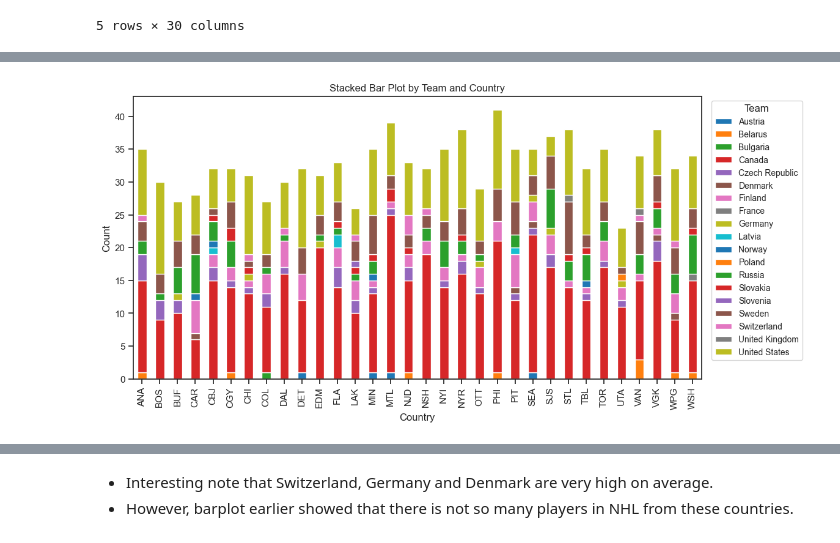
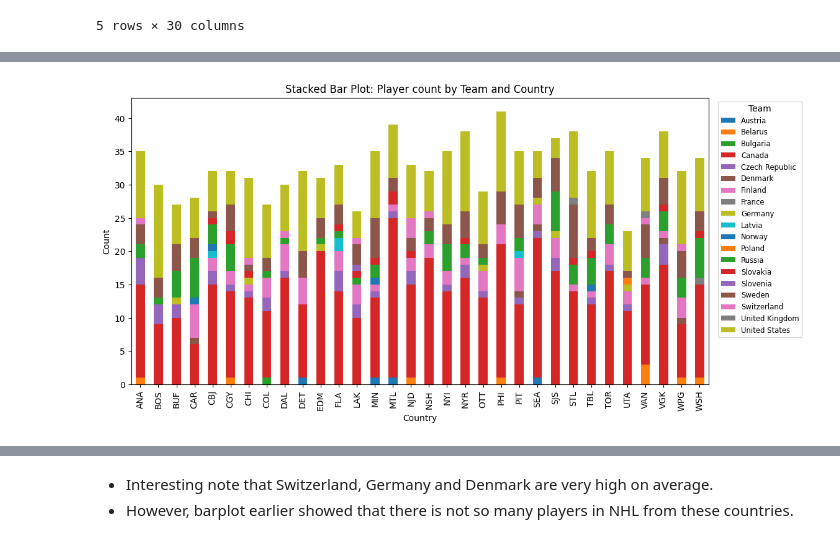
Before and after one commit to Tonzium/NHL_data-visualization, a Jupyter notebook: NHLseason2024_data-analysis.ipynb, the cells around one changed output, grey strips where cells are left out. Cells and saved outputs as stored; diff of their text form; code cells hidden in the pictures.

```diff
--- a/NHLseason2024_data-analysis.ipynb
+++ b/NHLseason2024_data-analysis.ipynb
@@ -227,23 +271,23 @@ plt.show()
 # %%
 # Creating a stacked bar plot
 # Group by 'country' and 'team'
 grouped = df.groupby(['TEAM', 'COUNTRY']).size().unstack(fill_value=0)
 
 # Plot the stacked bar plot with custom figure size
 fig, ax = plt.subplots(figsize=(12, 6))
 grouped.plot(kind='bar', stacked=True, ax=ax, color=plt.cm.tab10.colors )
 
 # Set plot labels and title
 ax.set_xlabel('Country')
 ax.set_ylabel('Count')
-ax.set_title('Stacked Bar Plot by Team and Country')
+ax.set_title('Stacked Bar Plot: Player count by Team and Country')
 
 # Show legend outside the plot
 ax.legend(title='Team', fontsize='small', bbox_to_anchor=(1.01, 1), loc='upper left')
 
 plt.show()
 # %% [output]
-[figure, old version]
+[figure, new version]
 # %%
 # Create a box plot
 f, ax = plt.subplots(figsize=(10, 6))
```
Also changed, not shown: parts of 16 cells of this notebook.
